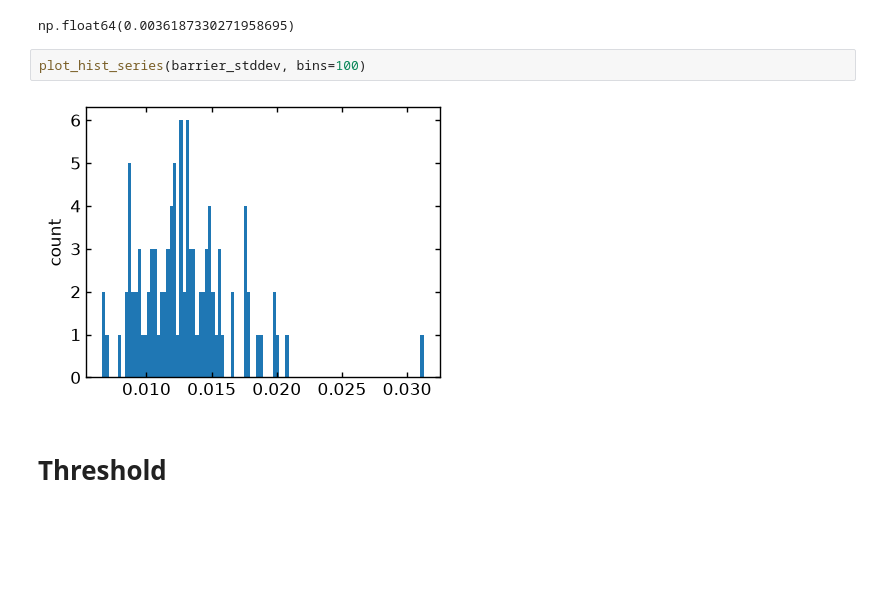
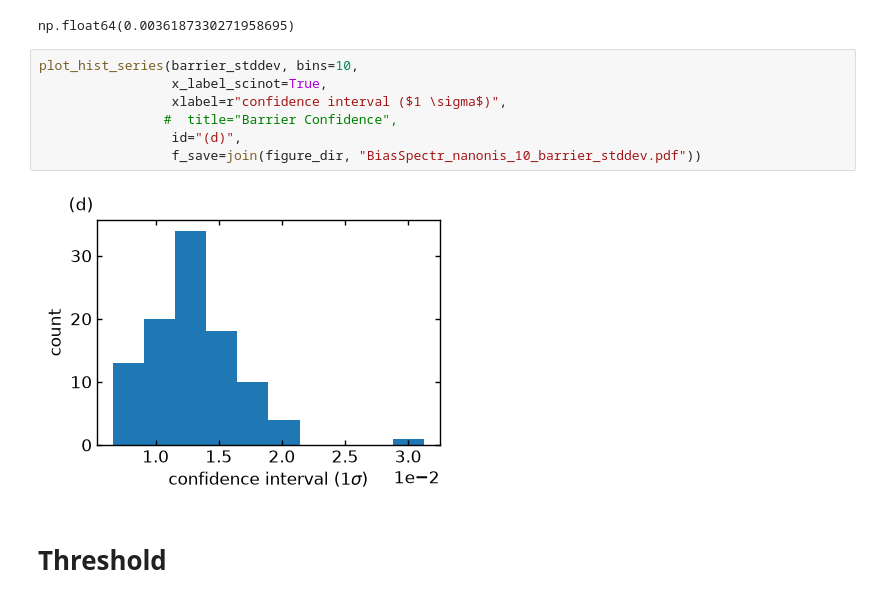
Before and after one commit to sandialabs/PRISMA, a Jupyter notebook: figures/BiasSpectr_nanonis_10.ipynb, the cells around one changed output. Drawn from its saved outputs; the diff is of its cells as text; blank space fills up the shorter version.

Commit message:
supplemental figures

```diff
--- a/figures/BiasSpectr_nanonis_10.ipynb
+++ b/figures/BiasSpectr_nanonis_10.ipynb
@@ -116,9 +151,14 @@ np.std(barrier_stddev)
 # %% [output]
 np.float64(0.0036187330271958695)
 # %%
-plot_hist_series(barrier_stddev, bins=100)
+plot_hist_series(barrier_stddev, bins=10,
+                 x_label_scinot=True,
+                 xlabel=r"confidence interval ($1 \sigma$)",
+                #  title="Barrier Confidence",
+                 id="(d)",
+                 f_save=join(figure_dir, "BiasSpectr_nanonis_10_barrier_stddev.pdf"))
 # %% [output]
-[figure, old version]
+[figure, new version]
 # %% [markdown]
 # Threshold
 # %%
```
Also changed, not shown: parts of 6 cells of this notebook, 3 other files.
